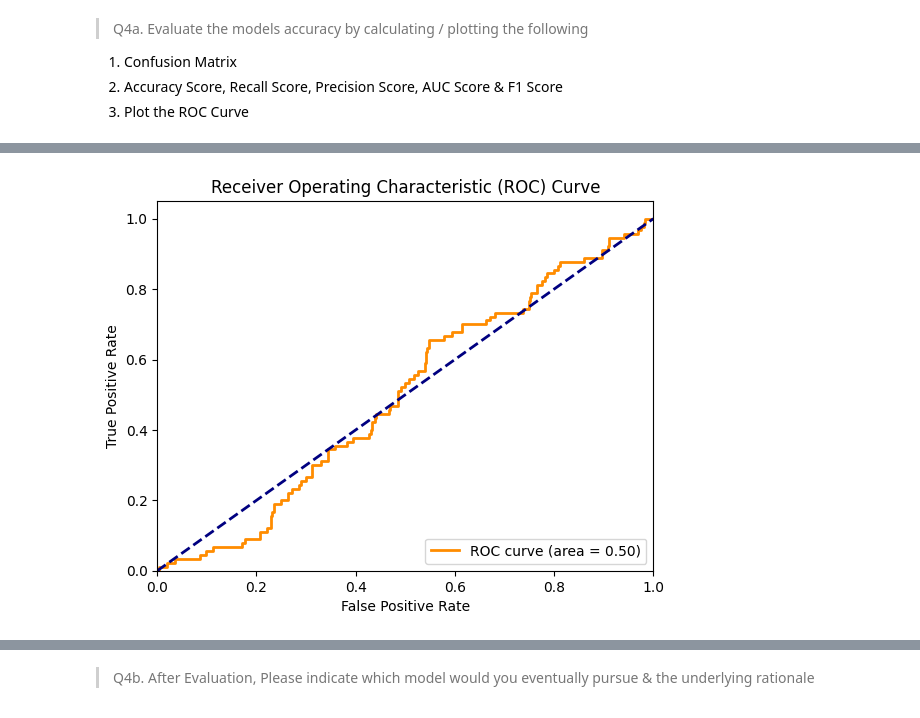
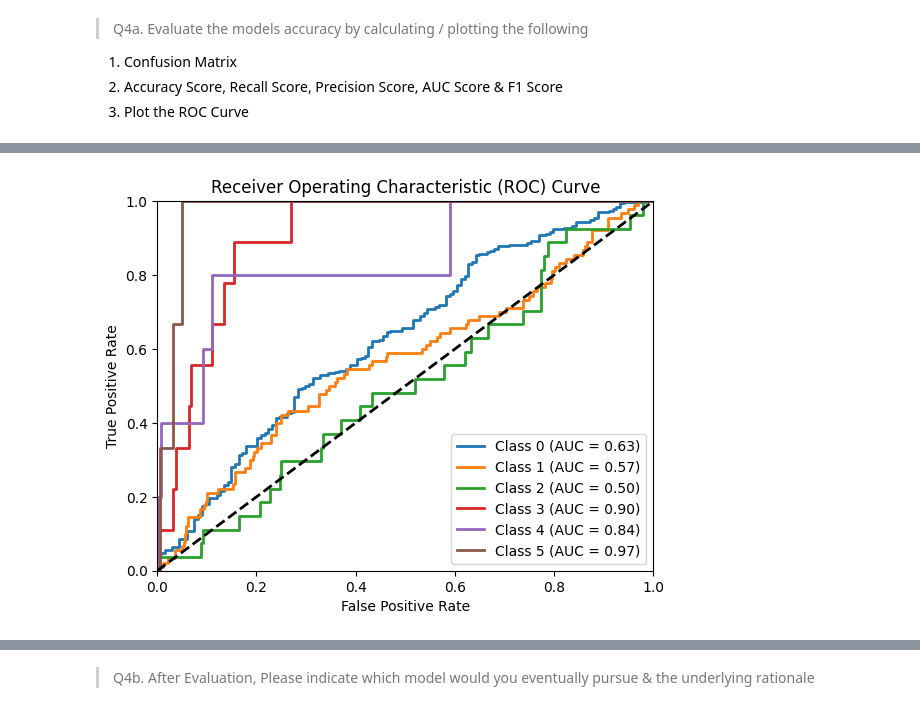
Before and after one commit to mdblanchette/TEMG4940C-MachineLearning, a Jupyter notebook: ML/TEMG4940C_ML_Assignment_Instruction_.ipynb, the cells around one changed output, grey strips where cells are left out. Saved outputs shown, nothing was run; the diff lists cells and outputs as text; code cells hidden in the pictures.

```diff
--- a/ML/TEMG4940C_ML_Assignment_Instruction_.ipynb
+++ b/ML/TEMG4940C_ML_Assignment_Instruction_.ipynb
@@ -233,7 +223,7 @@ data['Income'].fillna(data['Income'].mean(), inplace=True)
 # (ii) Handling outliers using Quartile Bound
 
 for x in data:
-    if data[x].dtype != 'object':
+    if data[x].dtype != 'object' and x != 'Y':
         Q1 = data[x].quantile(0.25)
         Q3 = data[x].quantile(0.75)
         IQR = Q3 - Q1
@@ -594,26 +587,27 @@ F1 Score for Support Vector Machine:  0.2747156605424322
 # %%
-# 4.2.3 SVM ROC Curve
+from sklearn.metrics import roc_curve, auc
 
-y_pred_svc_proba = svc.predict_proba(X_test)[:, 1]
-fpr, tpr, thresholds = roc_curve(y_test, y_pred_svc_proba, pos_label=1)
-auc_score = auc(fpr, tpr)
+# Generate ROC curves for each class
+plt.figure()
+for i in range(6):
+    y_test_i = (y_test == i).astype(int)
+    y_pred_svc_proba_i = svc.predict_proba(X_test)[:, i]
+    fpr, tpr, thresholds = roc_curve(y_test_i, y_pred_svc_proba_i, pos_label=1)
+    auc_score = auc(fpr, tpr)
+    plt.plot(fpr, tpr, lw=2, label='Class %d (AUC = %0.2f)' % (i, auc_score))
 
-plt.figure()
-plt.plot(fpr, tpr, color='darkorange', lw=2, label='ROC curve (area = %0.2f)' % auc_score)
-plt.plot([0, 1], [0, 1], color='navy', lw=2, linestyle='--')
-plt.xlim([0.0, 1.0])
-plt.ylim([0.0, 1.05])
+# Add legend and save plot
+plt.plot([0, 1], [0, 1], 'k--', lw=2)
+plt.xlim([0, 1])
+plt.ylim([0, 1])
 plt.xlabel('False Positive Rate')
 plt.ylabel('True Positive Rate')
 plt.title('Receiver Operating Characteristic (ROC) Curve')
 plt.legend(loc="lower right")
-
-# Save graph to data
 plt.savefig('./assets/part4a_svc_roc.png')
-
 plt.show()
 # %% [output]
-[figure, old version]
+[figure, new version]
 # %%
 # 4.3.1 GBC Confusion Matrix
 y_pred_gbc = gbc.predict(X_test)
```
Also changed, not shown: parts of 23 cells of this notebook, 11 other files.
